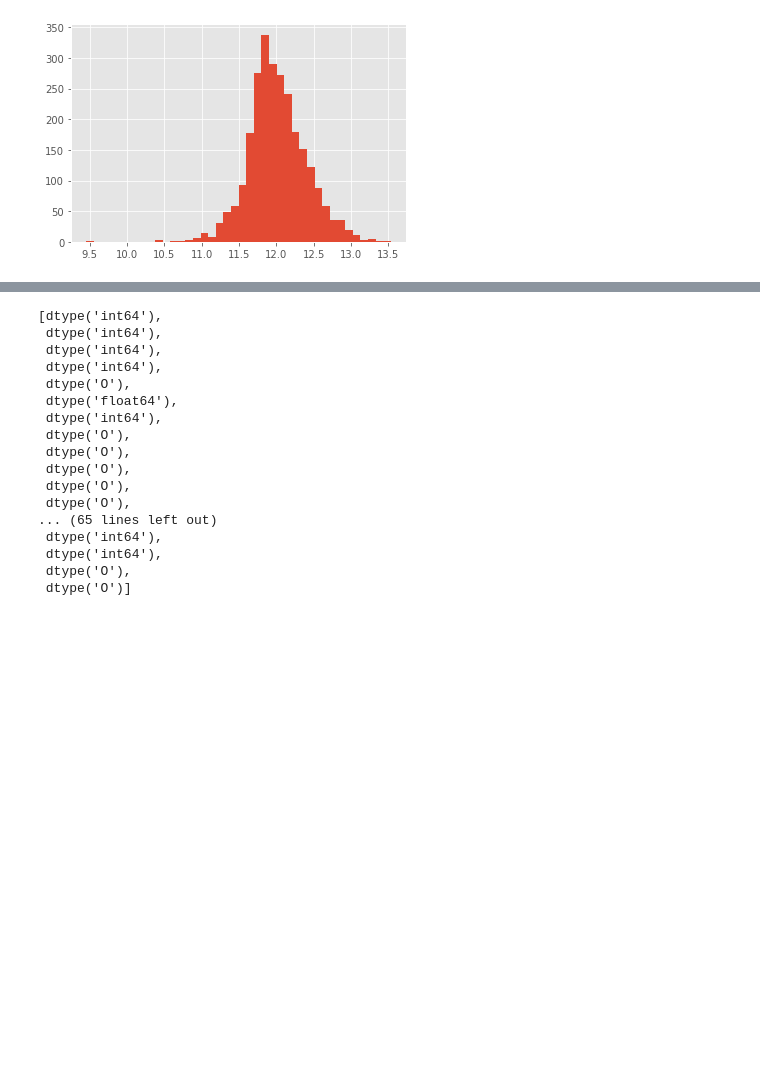
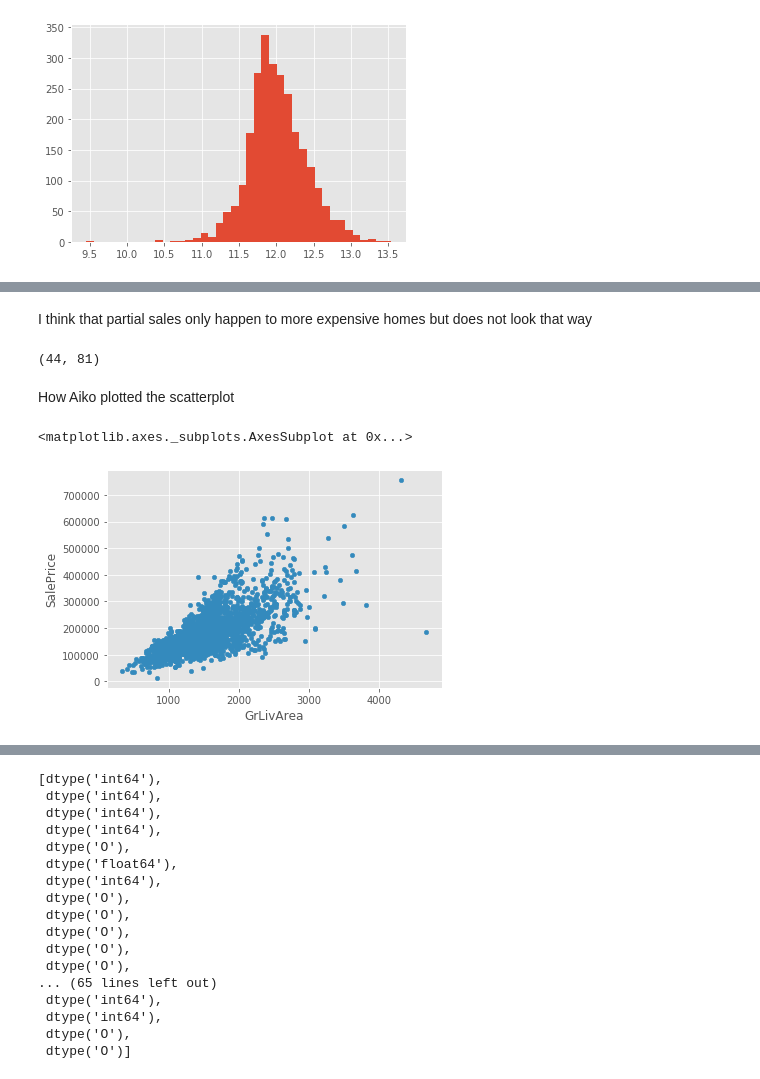
Before and after one commit to xiaogangzhu/MLHousing, a Jupyter notebook: JudyChung/HousingEDA.ipynb, the cells around one changed output, grey strips where cells are left out. Saved outputs shown, nothing was run; the diff lists cells and outputs as text; code cells hidden in the pictures; blank space fills up the shorter version.

```diff
--- a/JudyChung/HousingEDA.ipynb
+++ b/JudyChung/HousingEDA.ipynb
@@ -76,3 +80,18 @@ raw.describe()
 | 50% | 5.354546e+08 | 1436.000000 | 159900.000000 | 50.000000 | 68.000000 | 9391.000000 | 6.000000 | 5.000000 | 1972.000000 | ... |
 | 75% | 9.071811e+08 | 1733.000000 | 209625.000000 | 70.000000 | 80.000000 | 11494.000000 | 7.000000 | 6.000000 | 1999.000000 | ... |
 | max | 1.007100e+09 | 4676.000000 | 755000.000000 | 190.000000 | 313.000000 | 215245.000000 | 10.000000 | 9.000000 | 2010.000000 | ... |
+# %% [markdown]
+I think that partial sales only happen to more expensive homes but does not look that way
+# %%
+df = raw.loc[raw.SalePrice>400000]
+df.loc[df.SaleCondition=='Partial'].shape
+df.shape
+# %% [output]
+(44, 81)
+# %% [markdown]
+How Aiko plotted the scatterplot
+# %%
+raw[['GrLivArea', 'SalePrice']].plot(kind='scatter', x='GrLivArea', y='SalePrice')
+# %% [output]
+<matplotlib.axes._subplots.AxesSubplot at 0x...>
+[figure, added]
```
Also changed, not shown: parts of 4 cells of this notebook, 6 other files.
